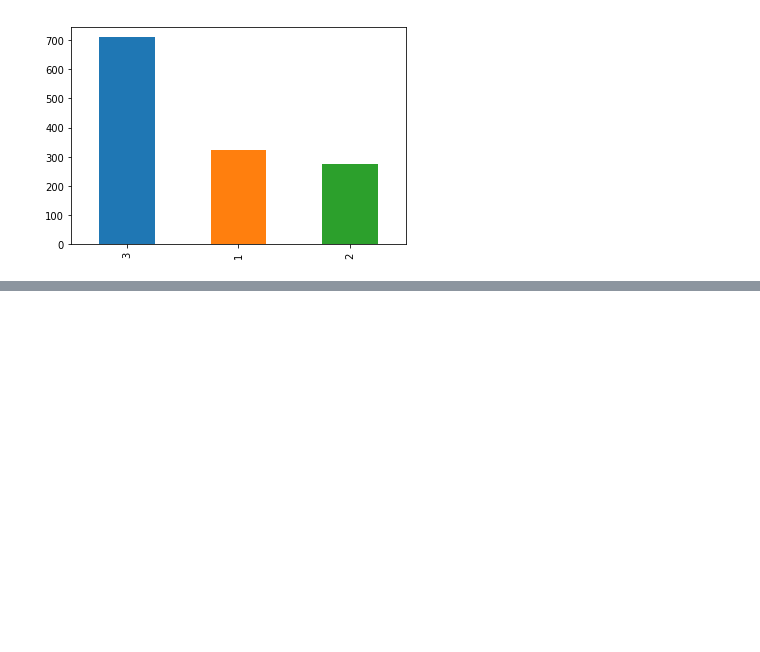
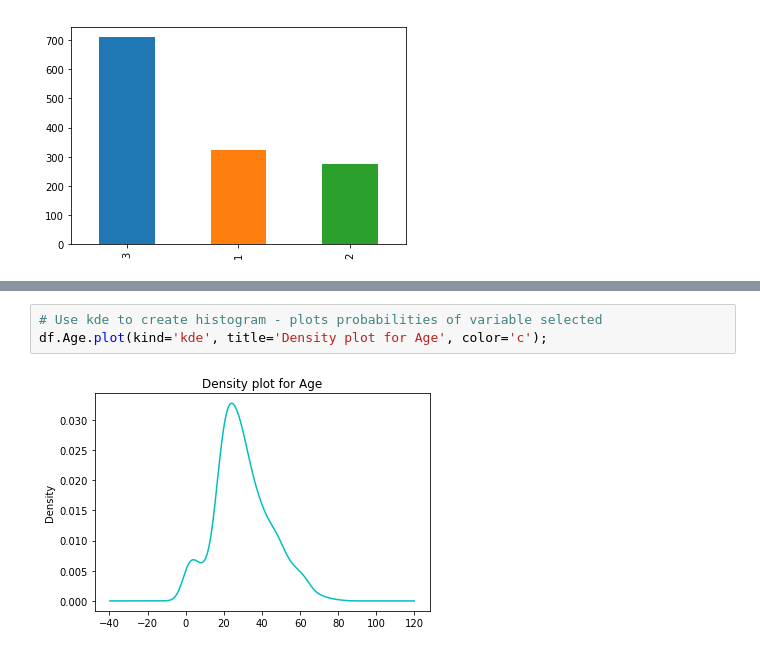
Before and after one commit to Rajritu28/Doing-Data-Science-with-Python, a Jupyter notebook: notebooks/exploring-processing-data.ipynb, the cells around one changed output, grey strips where cells are left out. Drawn from its saved outputs; the diff is of its cells as text; blank space fills up the shorter version.

```diff
--- a/notebooks/exploring-processing-data.ipynb
+++ b/notebooks/exploring-processing-data.ipynb
@@ -356,0 +369,5 @@ df.Pclass.value_counts().plot(kind='bar', rot=0,title='Class wise Passenger coun
+# %%
+# Use kde to create histogram - plots probabilities of variable selected
+df.Age.plot(kind='kde', title='Density plot for Age', color='c');
+# %% [output]
+[figure, added]
```
Also changed, not shown: parts of 124 cells of this notebook, 1 other file.
